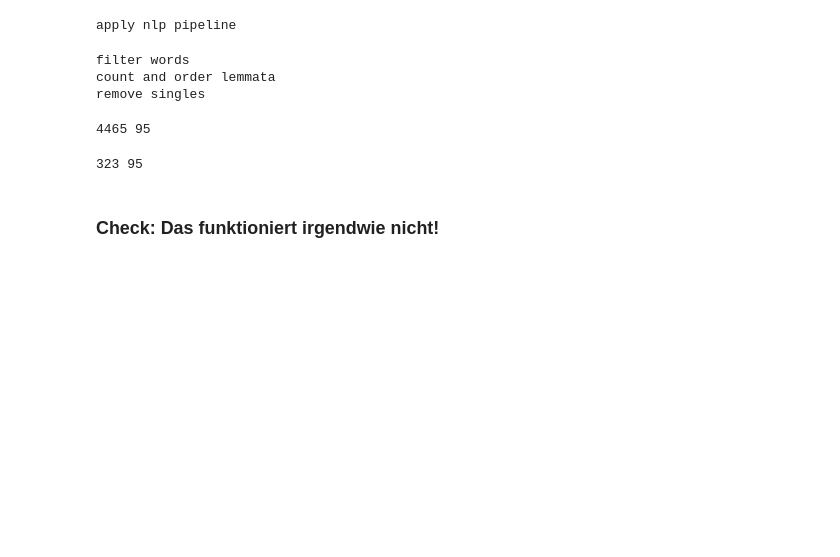
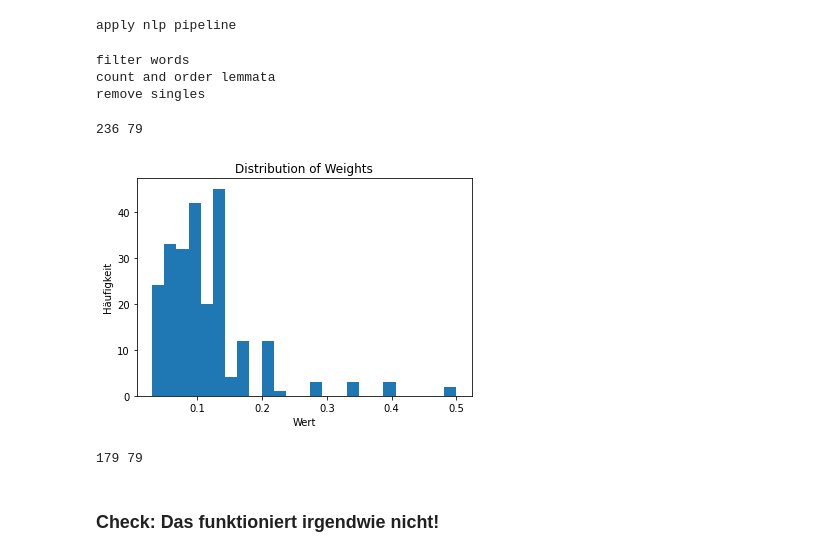
Before and after one commit to sevenbanisch/bundestagsreden, a Jupyter notebook: simplestatistics.ipynb, the cells around one changed output. Drawn from its saved outputs; the diff is of its cells as text; code cells hidden in the pictures; blank space fills up the shorter version.

```diff
--- a/simplestatistics.ipynb
+++ b/simplestatistics.ipynb
@@ -131,11 +132,12 @@ def StatementGraphGenerator(inParams):
             if nodeI['id'] < nodeJ['id']:
                 stmJ = stm_list[ nodeJ['id']-1 ]['lemmata']
                 overlap = [ lem for lem in set(stmI) if (lem in set(stmJ))]  # set overlap
+                weight = len(overlap) / (len(stmI)+len(stmJ))
                 if (len(overlap) > 0):
                     edge_dict = {
                         'source' : nodeI['id'],
                         'target' : nodeJ['id'],
-                        'weight' : len(overlap)
+                        'weight' : weight
                         }
                     stmnet_dict['links'].append(edge_dict)
 
@@ -146,8 +148,11 @@ def StatementGraphGenerator(inParams):
 #search_query = "Sozialismus"
 #search_query = "Kräfte"
 
-search_query = "erneuerbar"
-search_query2 = "wirtschaftlich"
+#search_query = "erneuerbar"
+#search_query2 = "wirtschaftlich"
+
+search_query = "Afrika"
+search_query2 = "Europa"
 
 json = {'search_query':search_query,
         'dataset_name':'deu',
@@ -221,7 +231,8 @@ for speech in tqdm.tqdm(jointspeeches):
         stm_dict = {
             'name'  : speech["name"],
             'party' : speech["party"],
-            'text'  : speech["text"]
+            'text'  : speech["text"],
+            'length' : len(speech['text'])
         }
         stm_list.append(stm_dict)
-#stm_list
+stm_list[0]
@@ -350,21 +368,32 @@ remove singles
 # %%
 
 print(len(graph['links']),
 len(graph['nodes']))
+
+weights=[]
+for link in graph['links']:
+    weights.append(link['weight'])
+
+plt.hist(weights, bins=25)
+plt.title("Distribution of Weights")
+plt.xlabel("Wert")
+plt.ylabel("Häufigkeit")
+plt.show()
 #print(graph['nodes'])
 #graph['links']
 # %% [output]
-4465 95
+236 79
+[figure, added]
 # %%
 newlinks = []
 for link in graph['links']:
-    if link['weight'] > 25:
+    if link['weight'] > 0.07:
         newlinks.append(link)
 graph['links'] = newlinks
 print(len(graph['links']),
 len(graph['nodes']))
 # %% [output]
-323 95
+179 79
 # %%
 json = {'data':graph,
         'nodecoloring':'party',
```
Also changed, not shown: parts of 4 cells of this notebook, 1 other file.
